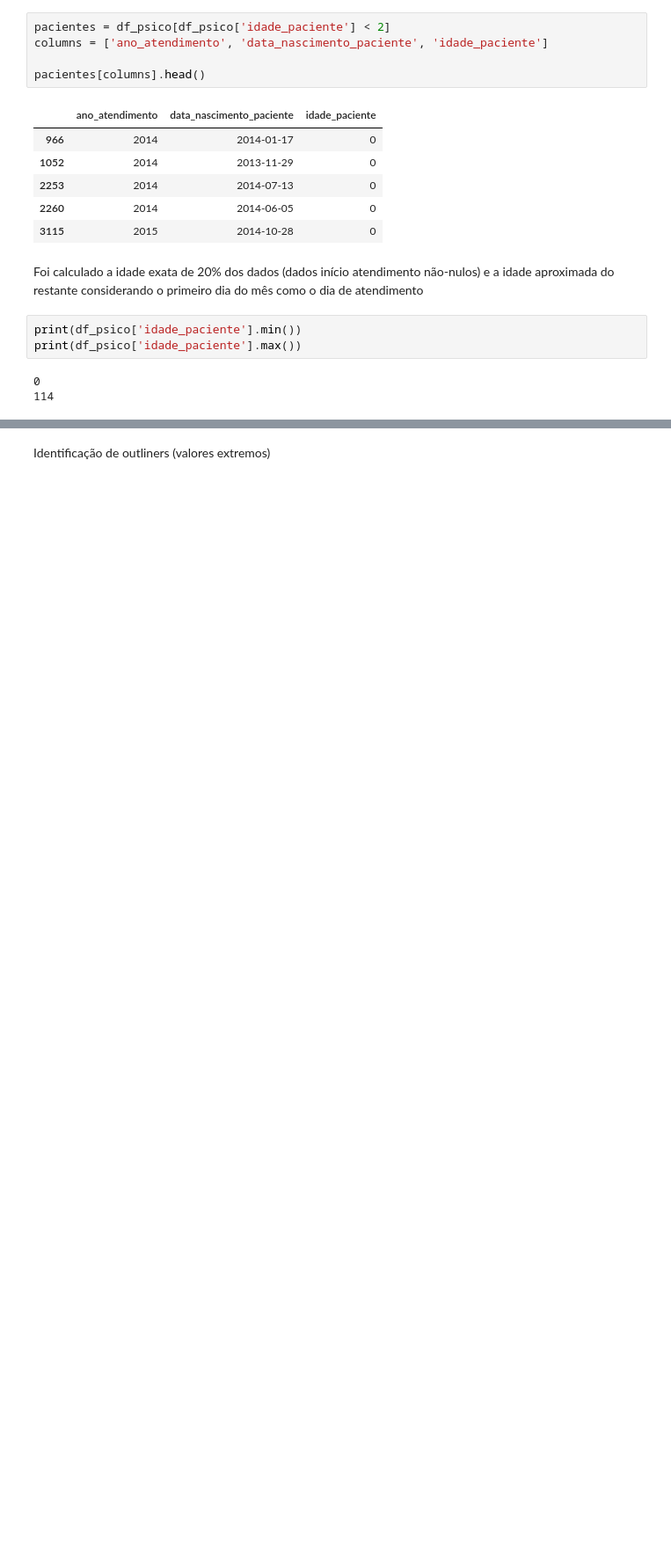
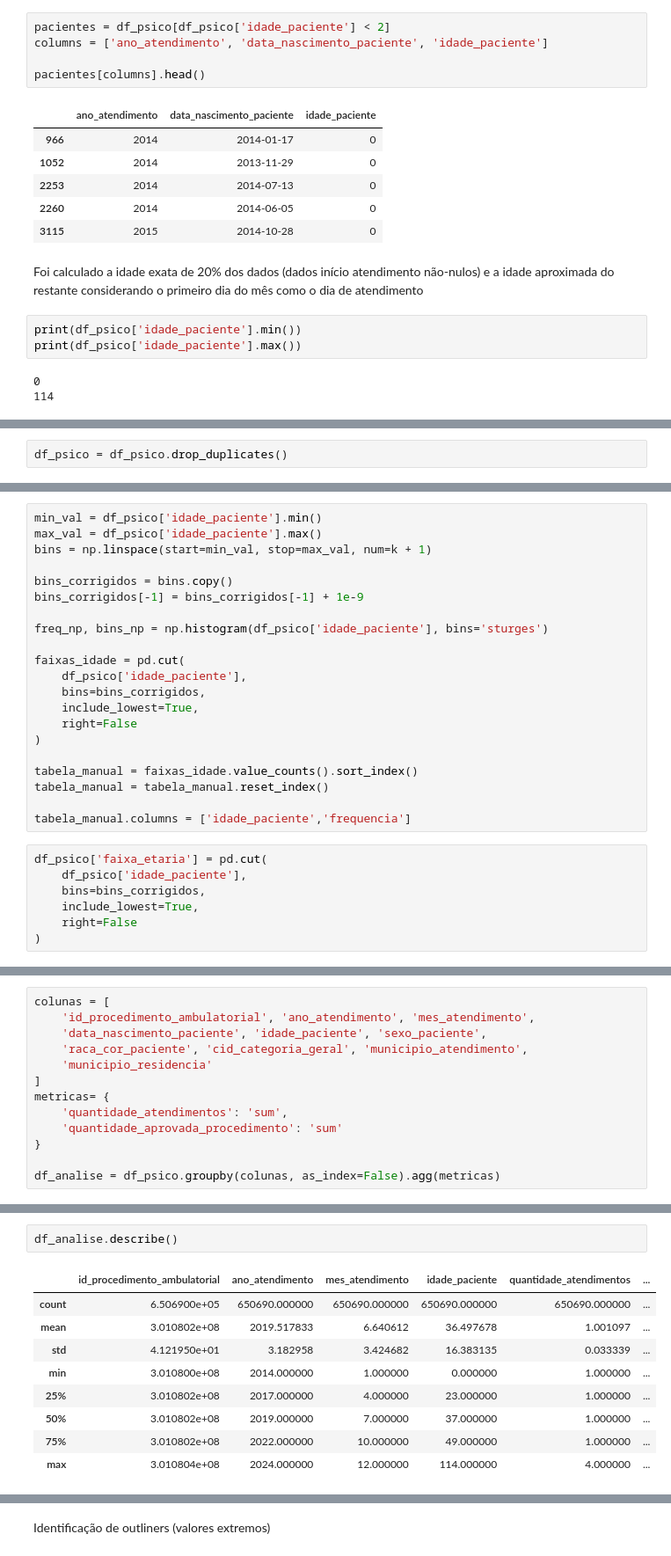
Before and after one commit to maria-exe/Saude-Mental-Curitiba-Regiao, a Jupyter notebook: notebooks/01-entendimento-e-limpeza.ipynb, the cells around one changed output, grey strips where cells are left out. Shown at 88% size. Cells and saved outputs as stored; diff of their text form; blank space fills up the shorter version.

Commit message:
agg por faixa etária e outros ajustes

```diff
--- a/notebooks/01-entendimento-e-limpeza.ipynb
+++ b/notebooks/01-entendimento-e-limpeza.ipynb
@@ -331,0 +258,2 @@ df_analise_volume.head()
+# %%
+df_psico = df_psico.drop_duplicates()
@@ -331,0 +271,28 @@ df_analise_volume.head()
+# %%
+min_val = df_psico['idade_paciente'].min()
+max_val = df_psico['idade_paciente'].max()
+bins = np.linspace(start=min_val, stop=max_val, num=k + 1)
+
+bins_corrigidos = bins.copy()
+bins_corrigidos[-1] = bins_corrigidos[-1] + 1e-9
+
+freq_np, bins_np = np.histogram(df_psico['idade_paciente'], bins='sturges')
+
+faixas_idade = pd.cut(
+    df_psico['idade_paciente'],
+    bins=bins_corrigidos,
+    include_lowest=True,
+    right=False
+)
+
+tabela_manual = faixas_idade.value_counts().sort_index()
+tabela_manual = tabela_manual.reset_index()
+
+tabela_manual.columns = ['idade_paciente','frequencia']
+# %%
+df_psico['faixa_etaria'] = pd.cut(
+    df_psico['idade_paciente'],
+    bins=bins_corrigidos,
+    include_lowest=True,
+    right=False
+)
@@ -331,0 +314,13 @@ df_analise_volume.head()
+# %%
+colunas = [
+    'id_procedimento_ambulatorial', 'ano_atendimento', 'mes_atendimento',
+    'data_nascimento_paciente', 'idade_paciente', 'sexo_paciente',
+    'raca_cor_paciente', 'cid_categoria_geral', 'municipio_atendimento',
+    'municipio_residencia'
+]
+metricas= {
+    'quantidade_atendimentos': 'sum',
+    'quantidade_aprovada_procedimento': 'sum'
+}
+
+df_analise = df_psico.groupby(colunas, as_index=False).agg(metricas)
@@ -331,0 +356,12 @@ df_analise_volume.head()
+# %%
+df_analise.describe()
+# %% [output]
+|  | id_procedimento_ambulatorial | ano_atendimento | mes_atendimento | idade_paciente | quantidade_atendimentos | ... |
+| count | 6.506900e+05 | 650690.000000 | 650690.000000 | 650690.000000 | 650690.000000 | ... |
+| mean | 3.010802e+08 | 2019.517833 | 6.640612 | 36.497678 | 1.001097 | ... |
+| std | 4.121950e+01 | 3.182958 | 3.424682 | 16.383135 | 0.033339 | ... |
+| min | 3.010800e+08 | 2014.000000 | 1.000000 | 0.000000 | 1.000000 | ... |
+| 25% | 3.010802e+08 | 2017.000000 | 4.000000 | 23.000000 | 1.000000 | ... |
+| 50% | 3.010802e+08 | 2019.000000 | 7.000000 | 37.000000 | 1.000000 | ... |
+| 75% | 3.010802e+08 | 2022.000000 | 10.000000 | 49.000000 | 1.000000 | ... |
+| max | 3.010804e+08 | 2024.000000 | 12.000000 | 114.000000 | 4.000000 | ... |
```
Also changed, not shown: parts of 38 cells of this notebook, 1 other file.
